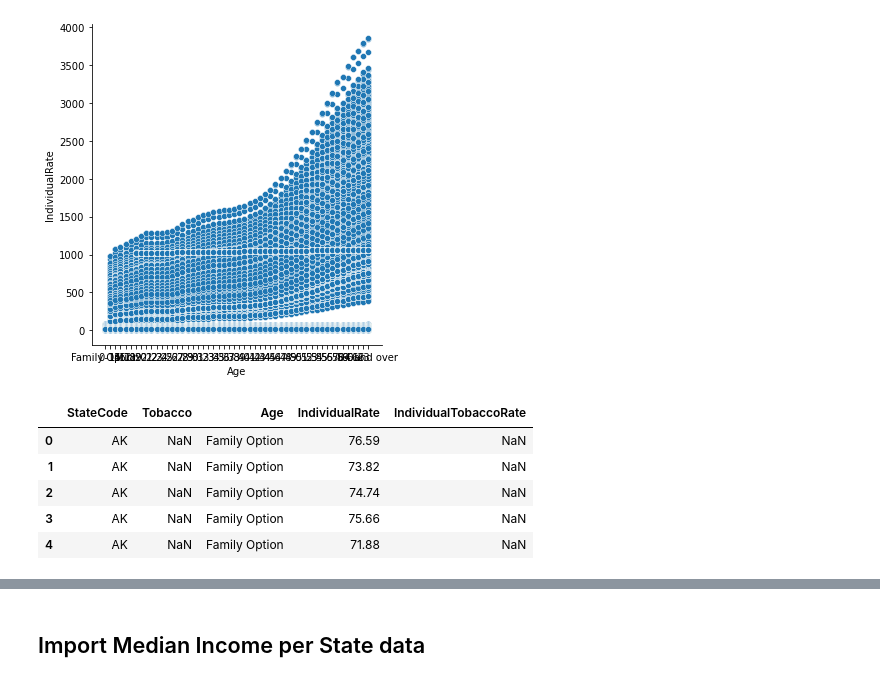
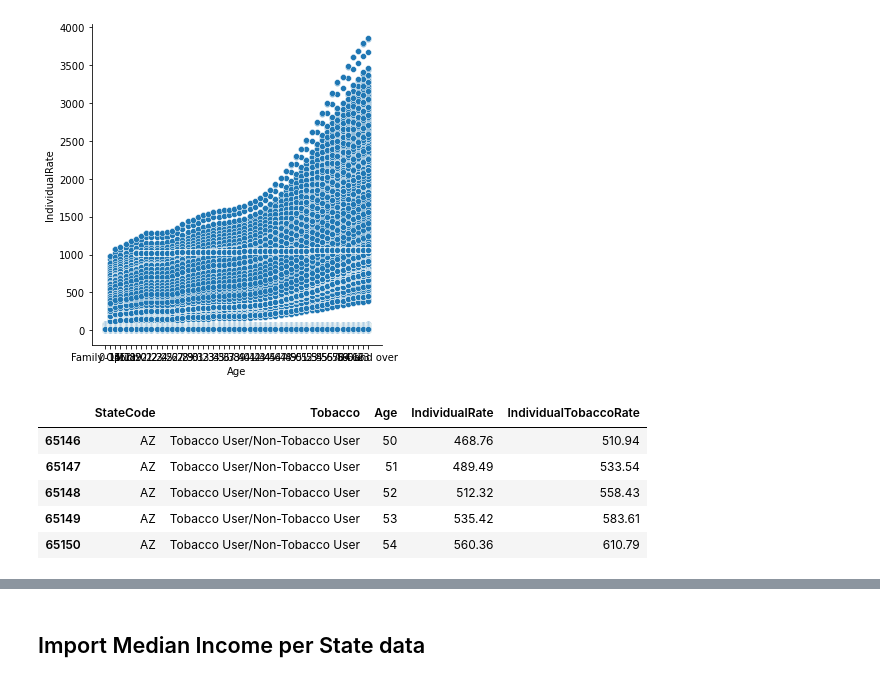
Before and after one commit to burkecate/UCDPA_Burke, a Jupyter notebook: Jupter Project.ipynb, the cells around one changed output, grey strips where cells are left out. Saved outputs shown, nothing was run; the diff lists cells and outputs as text; code cells hidden in the pictures.

```diff
--- a/Jupter Project.ipynb
+++ b/Jupter Project.ipynb
@@ -316,13 +316,13 @@ plt.show()
 # %% [output]
 [figure]
 # %%
-cms_rate_data_individual_over_50 = cms_rate_data_individual_outlier_removed[cms_rate_data_individual_outlier_removed['Age'] >= '50']
+cms_rate_data_individual_over_50_AZ = cms_rate_data_individual_outlier_removed[(cms_rate_data_individual_outlier_removed['Age'] >= '50') & (cms_rate_data_individual_outlier_removed['StateCode'] == 'AZ') & (cms_rate_data_individual_outlier_removed['Age'] != 'Family Option')& (cms_rate_data_individual_outlier_removed['IndividualRate'] >= 100)]
 # %%
-cms_rate_data_individual_over_50.head()
+cms_rate_data_individual_over_50_AZ.head()
 # %% [output]
 |  | StateCode | Tobacco | Age | IndividualRate | IndividualTobaccoRate |
-| 0 | AK | NaN | Family Option | 76.59 | NaN |
-| 1 | AK | NaN | Family Option | 73.82 | NaN |
-| 2 | AK | NaN | Family Option | 74.74 | NaN |
-| 3 | AK | NaN | Family Option | 75.66 | NaN |
-| 4 | AK | NaN | Family Option | 71.88 | NaN |
+| 65146 | AZ | Tobacco User/Non-Tobacco User | 50 | 468.76 | 510.94 |
+| 65147 | AZ | Tobacco User/Non-Tobacco User | 51 | 489.49 | 533.54 |
+| 65148 | AZ | Tobacco User/Non-Tobacco User | 52 | 512.32 | 558.43 |
+| 65149 | AZ | Tobacco User/Non-Tobacco User | 53 | 535.42 | 583.61 |
+| 65150 | AZ | Tobacco User/Non-Tobacco User | 54 | 560.36 | 610.79 |
```
Also changed, not shown: parts of 17 cells of this notebook.
